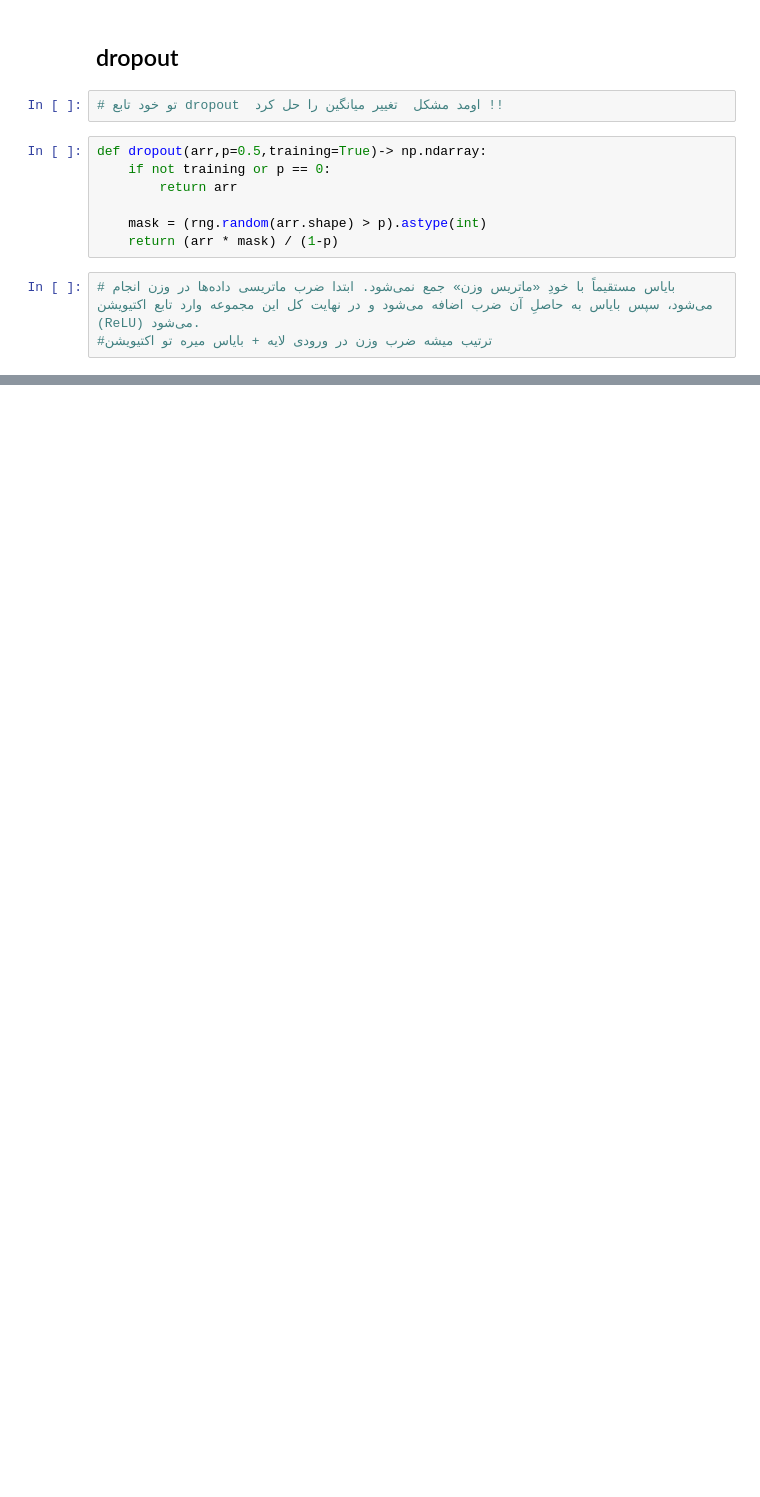
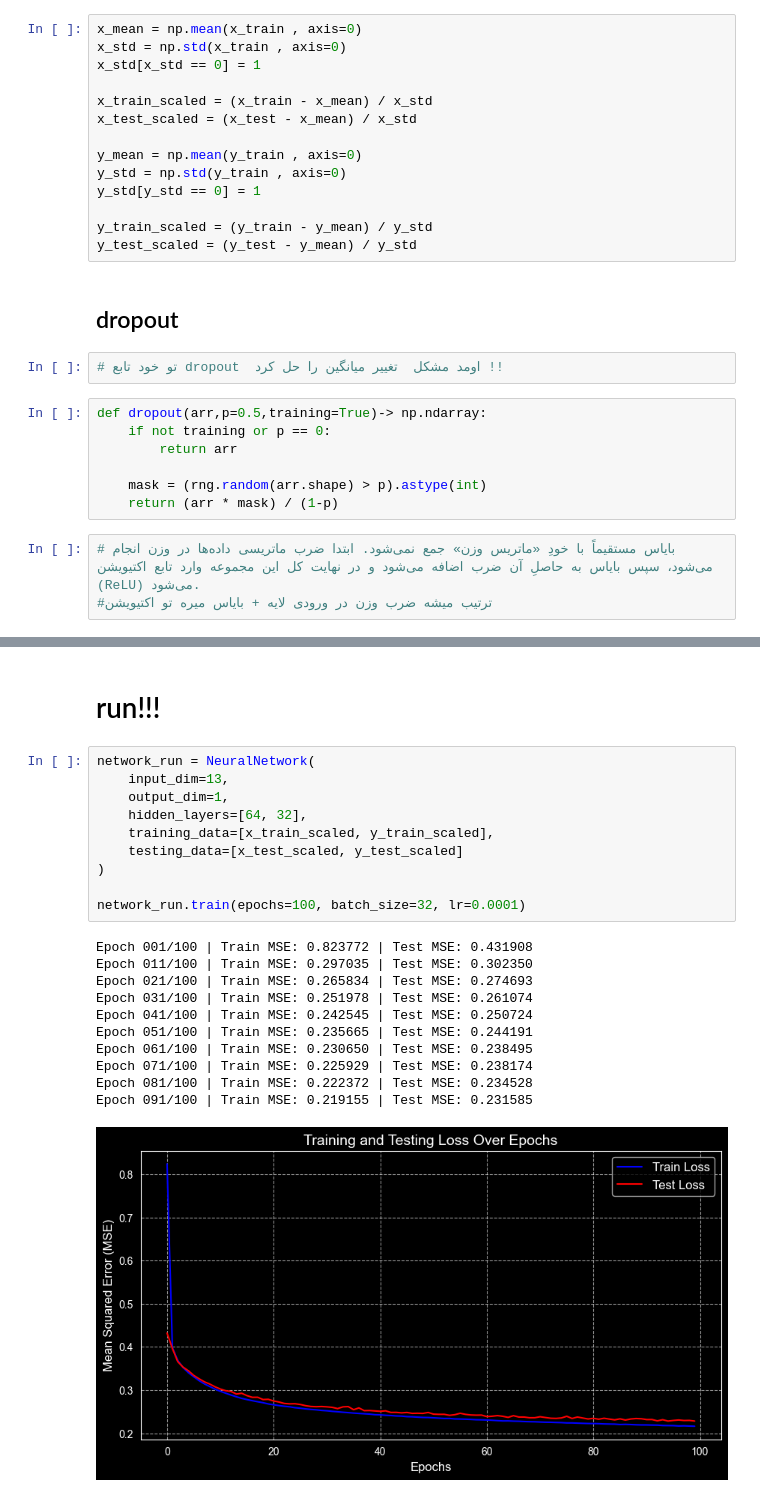
Before and after one commit to mohammadrezakasra/house-price-prediction, a Jupyter notebook: code.ipynb, the cells around one changed output, grey strips where cells are left out. Saved outputs shown, nothing was run; the diff lists cells and outputs as text; blank space fills up the shorter version.

```diff
--- a/code.ipynb
+++ b/code.ipynb
@@ -169,3 +172,17 @@ def batch_norm(batch_norm_input,gamma,beta,eps=1e-5)-> np.ndarray:
+# %%
+x_mean = np.mean(x_train , axis=0)
+x_std = np.std(x_train , axis=0)
+x_std[x_std == 0] = 1
+
+x_train_scaled = (x_train - x_mean) / x_std
+x_test_scaled = (x_test - x_mean) / x_std
+
+y_mean = np.mean(y_train , axis=0)
+y_std = np.std(y_train , axis=0)
+y_std[y_std == 0] = 1
+
+y_train_scaled = (y_train - y_mean) / y_std
+y_test_scaled = (y_test - y_mean) / y_std
 # %% [markdown]
 ## dropout
 # %%
@@ -274,0 +344,24 @@ class NeuralNetwork:
+# %% [markdown]
+# run!!!
+# %%
+network_run = NeuralNetwork(
+    input_dim=13,
+    output_dim=1,
+    hidden_layers=[64, 32],
+    training_data=[x_train_scaled, y_train_scaled],
+    testing_data=[x_test_scaled, y_test_scaled]
+)
+
+network_run.train(epochs=100, batch_size=32, lr=0.0001)
+# %% [output]
+Epoch 001/100 | Train MSE: 0.823772 | Test MSE: 0.431908
+Epoch 011/100 | Train MSE: 0.297035 | Test MSE: 0.302350
+Epoch 021/100 | Train MSE: 0.265834 | Test MSE: 0.274693
+Epoch 031/100 | Train MSE: 0.251978 | Test MSE: 0.261074
+Epoch 041/100 | Train MSE: 0.242545 | Test MSE: 0.250724
+Epoch 051/100 | Train MSE: 0.235665 | Test MSE: 0.244191
+Epoch 061/100 | Train MSE: 0.230650 | Test MSE: 0.238495
+Epoch 071/100 | Train MSE: 0.225929 | Test MSE: 0.238174
+Epoch 081/100 | Train MSE: 0.222372 | Test MSE: 0.234528
+Epoch 091/100 | Train MSE: 0.219155 | Test MSE: 0.231585
+[figure, added]
```
Also changed, not shown: parts of 4 cells of this notebook.
